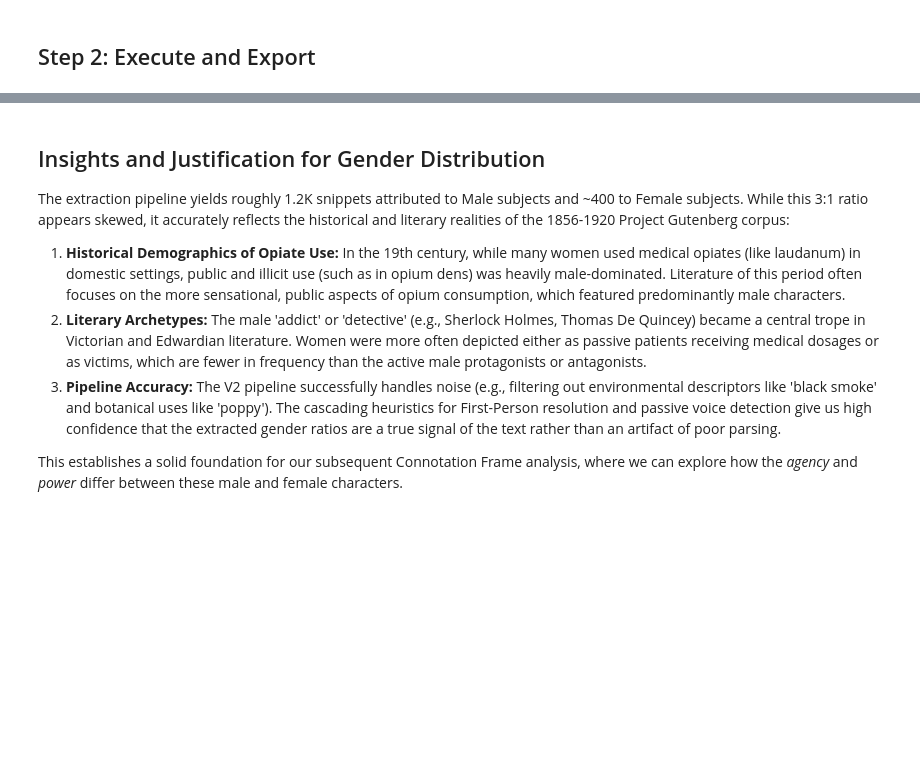
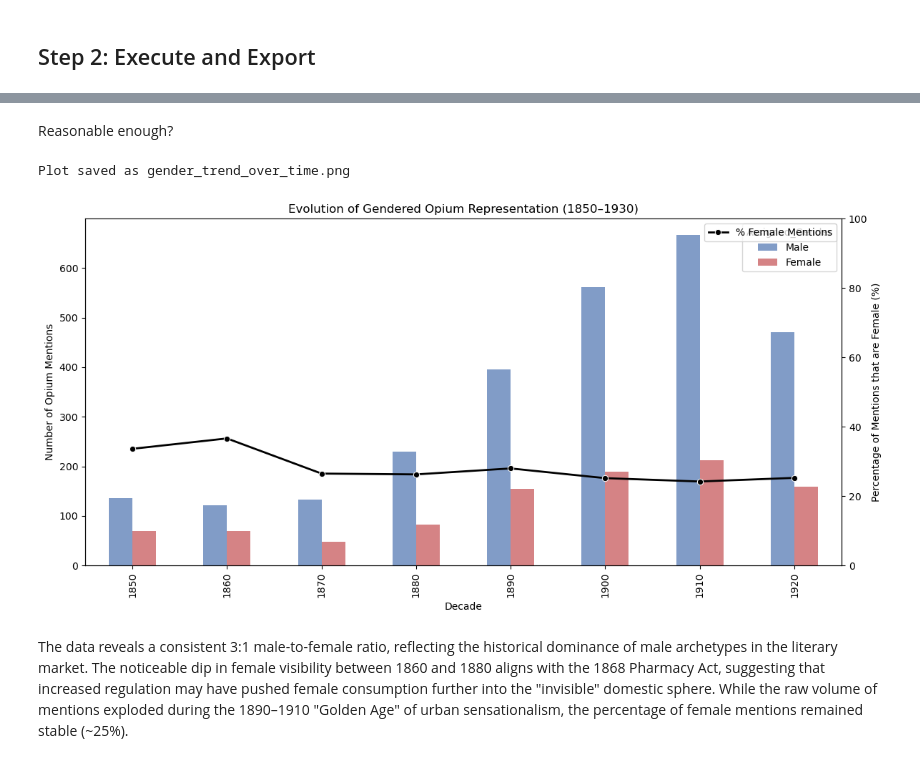
Before and after one commit to eglantine-vialaneix/opium-gutenberg, a Jupyter notebook: code/3_analysis/gender_extraction.ipynb, the cells around one changed output, grey strips where cells are left out. Saved outputs shown, nothing was run; the diff lists cells and outputs as text; code cells hidden in the pictures; blank space fills up the shorter version.

```diff
--- a/code/3_analysis/gender_extraction.ipynb
+++ b/code/3_analysis/gender_extraction.ipynb
@@ -348,10 +387,47 @@ df_filtered[['Snippet', 'Assigned_Gender']].sample(20)
-# %% [markdown]
-## Insights and Justification for Gender Distribution
-
-The extraction pipeline yields roughly 1.2K snippets attributed to Male subjects and ~400 to Female subjects. While this 3:1 ratio appears skewed, it accurately reflects the historical and literary realities of the 1856-1920 Project Gutenberg corpus:
-
-1. **Historical Demographics of Opiate Use:** In the 19th century, while many women used medical opiates (like laudanum) in domestic settings, public and illicit use (such as in opium dens) was heavily male-dominated. Literature of this period often focuses on the more sensational, public aspects of opium consumption, which featured predominantly male characters.
-2. **Literary Archetypes:** The male 'addict' or 'detective' (e.g., Sherlock Holmes, Thomas De Quincey) became a central trope in Victorian and Edwardian literature. Women were more often depicted either as passive patients receiving medical dosages or as victims, which are fewer in frequency than the active male protagonists or antagonists.
-3. **Pipeline Accuracy:** The V2 pipeline successfully handles noise (e.g., filtering out environmental descriptors like 'black smoke' and botanical uses like 'poppy'). The cascading heuristics for First-Person resolution and passive voice detection give us high confidence that the extracted gender ratios are a true signal of the text rather than an artifact of poor parsing.
-
-This establishes a solid foundation for our subsequent Connotation Frame analysis, where we can explore how the *agency* and *power* differ between these male and female characters.
+# %% [markdown]
+Reasonable enough?
+# %%
+import seaborn as sns
+
+def plot_gender_trends(df):
+    # 1. Clean the year and create a Decade column
+    # Assuming 'Year' is your column name from the Chronoberg data
+    df = df[df['Published Year'].notnull()].copy()
+    df['Decade'] = (df['Published Year'] // 10) * 10
+
+    # 2. Filter to our primary comparison groups (excluding Unknowns for the trend)
+    trend_df = df[df['Assigned_Gender'].isin(['Male', 'Female'])]
+
+    # 3. Create a pivot table of counts per decade
+    dist = trend_df.groupby(['Decade', 'Assigned_Gender']).size().unstack(fill_value=0)
+
+    # 4. Calculate Percentage of Female Mentions (The "Visibility" Metric)
+    dist['Total'] = dist['Male'] + dist['Female']
+    dist['% Female'] = (dist['Female'] / dist['Total']) * 100
+
+    # 5. Plotting
+    fig, ax1 = plt.subplots(figsize=(12, 6))
+
+    # Bar chart for raw counts
+    dist[['Male', 'Female']].plot(kind='bar', ax=ax1, color=['#4C72B0', '#C44E52'], alpha=0.7)
+    ax1.set_ylabel('Number of Opium Mentions')
+    ax1.set_xlabel('Decade')
+    ax1.set_title('Evolution of Gendered Opium Representation (1850–1930)')
+
+    # Line chart for the percentage (The "Rupture" line)
+    ax2 = ax1.twinx()
+    sns.lineplot(data=dist, x=range(len(dist)), y='% Female', ax=ax2, color='black', marker='o', linewidth=2, label='% Female Mentions')
+    ax2.set_ylabel('Percentage of Mentions that are Female (%)')
+    ax2.set_ylim(0, 100)
+
+    plt.tight_layout()
+    plt.savefig('../../data/snippets/gender_trend_over_time.png')
+    print("Plot saved as gender_trend_over_time.png")
+
+# Run the plot
+plot_gender_trends(df_all)
+# %% [output]
+Plot saved as gender_trend_over_time.png
+[figure, added]
+# %% [markdown]
+The data reveals a consistent 3:1 male-to-female ratio, reflecting the historical dominance of male archetypes in the literary market. The noticeable dip in female visibility between 1860 and 1880 aligns with the 1868 Pharmacy Act, suggesting that increased regulation may have pushed female consumption further into the "invisible" domestic sphere. While the raw volume of mentions exploded during the 1890–1910 "Golden Age" of urban sensationalism, the percentage of female mentions remained stable (~25%).
```
Also changed, not shown: parts of 14 cells of this notebook, 14 other files.
